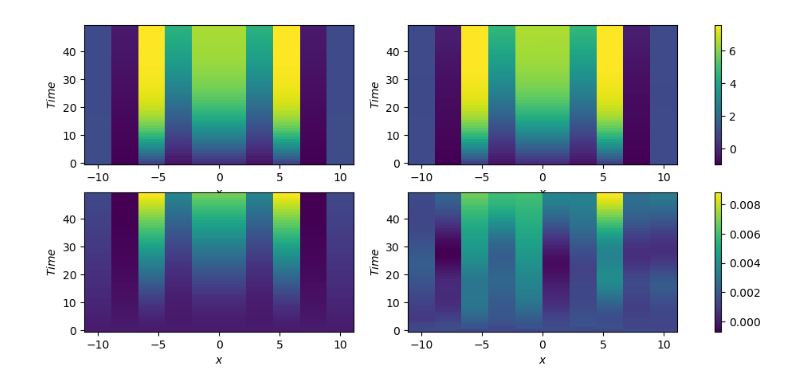
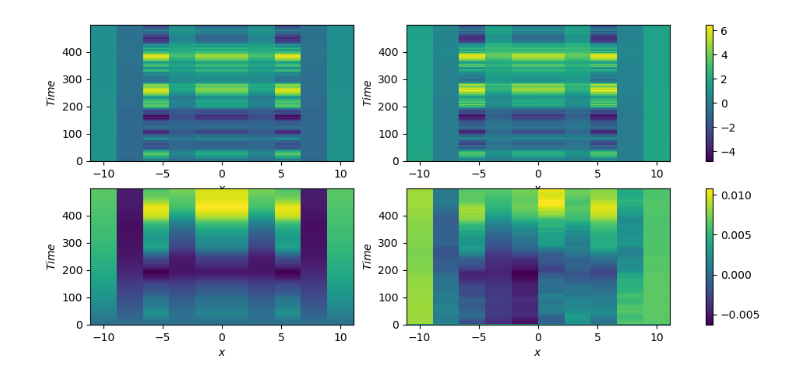
Before and after one commit to ReichtumQian/Para-Koopman-Learning, a Jupyter notebook: example/fhn/fhn.ipynb, the cells around one changed output. Cells and saved outputs as stored; diff of their text form; code cells hidden in the pictures.

```diff
--- a/example/fhn/fhn.ipynb
+++ b/example/fhn/fhn.ipynb
@@ -7,6 +7,8 @@ import torch
 # read the config file
 config_file = "fhn.json"
 solver = pkdl.ParamKoopmanDLSolverWrapper(config_file)
+state_dim = 20
+param_dim = 1
 
 # set up the grid
 Nx = 10
@@ -25,7 +27,8 @@ def vw_sample_func(row_size, col_size):
   return torch.cat([v, w], dim=1)
 
 # set up the solver
-nontrain_func = lambda x: torch.cat([torch.ones((x.shape[0], 1)), x], dim=1)
-solver.setup(nontrain_func, vw_sample_func)
+tmp_func = lambda x: x
+observable_func = pkdl.ObservableFunction(tmp_func, state_dim)
+solver.setup(observable_func, vw_sample_func)
 K = solver.solve()
 # %% [output]
@@ -34,27 +40,28 @@ CUDA is available. GPU is being used.
 # %%
+
 # predict
-param = torch.tensor([[0.5]]).detach()
-dataset_predict = pkdl.ODEDataSet(solver.ode, solver.flowmap, vw_sample_func)
-dataset_predict.generate_data(1, solver.traj_len, solver.x_min, solver.x_max, param)
+koopman_dynamics = pkdl.KoopmanODEDynamics(solver.dynamics, K, solver.dictionary, state_dim, param_dim)
+dataset_predict = pkdl.ParamKoopmanDataSet(solver.dynamics, vw_sample_func)
+dataset_predict.generate_data(1, 1, solver.traj_len - 1, solver.x_min, solver.x_max, solver.param_min, solver.param_max, param_time_dependent=True)
 x0 = torch.unsqueeze(dataset_predict.data_x[0], dim=0)
-state_pos = list(range(1, 1 + 2*Nx))
-p = K.predict(param, x0, solver.dictionary, state_pos, solver.traj_len).detach()
-x_est_traj = p[0, :, :]
+param = dataset_predict.data_param
+p = koopman_dynamics.traj(x0, param, solver.traj_len)
+x_est_traj = p[0, :, :].detach().numpy()
 t_grid = np.arange(0, solver.traj_len)
-x_traj = solver.flowmap.generate_traj_data(solver.ode, x0, param, solver.traj_len).detach()
+x_traj = solver.dynamics.traj(x0, param, solver.traj_len)[0, :, :].detach().numpy()
 
 X, Y = np.meshgrid(x_grid, t_grid)
 fig, axs = plt.subplots(2, 2, sharey=False, figsize=(12,5))
 c1 = axs[0, 0].pcolormesh(X, Y, x_traj[:, :Nx], shading='auto')
 axs[0, 0].set_xlabel(r"$x$")
 axs[0, 0].set_ylabel(r"$Time$")
-c2 = axs[0, 1].pcolormesh(X, Y, x_est_traj[:, 1:Nx+1], shading='auto')
+c2 = axs[0, 1].pcolormesh(X, Y, x_est_traj[:, 0:Nx], shading='auto')
 axs[0, 1].set_xlabel(r"$x$")
 axs[0, 1].set_ylabel(r"$Time$")
 c3 = axs[1, 0].pcolormesh(X, Y, x_traj[:, Nx:2*Nx], shading='auto')
 axs[1, 0].set_xlabel(r"$x$")
 axs[1, 0].set_ylabel(r"$Time$")
-c4 = axs[1, 1].pcolormesh(X, Y, x_est_traj[:, Nx+1:2*Nx+1], shading='auto')
+c4 = axs[1, 1].pcolormesh(X, Y, x_est_traj[:, Nx:2*Nx], shading='auto')
 axs[1, 1].set_xlabel(r"$x$")
 axs[1, 1].set_ylabel(r"$Time$")
 cbar_row1 = fig.colorbar(c1, ax=axs[0, :])
@@ -64 +75 @@ plt.show()
-[figure, old version]
+[figure, new version]
```
Also changed, not shown: parts of 2 cells of this notebook, 2 other files.
